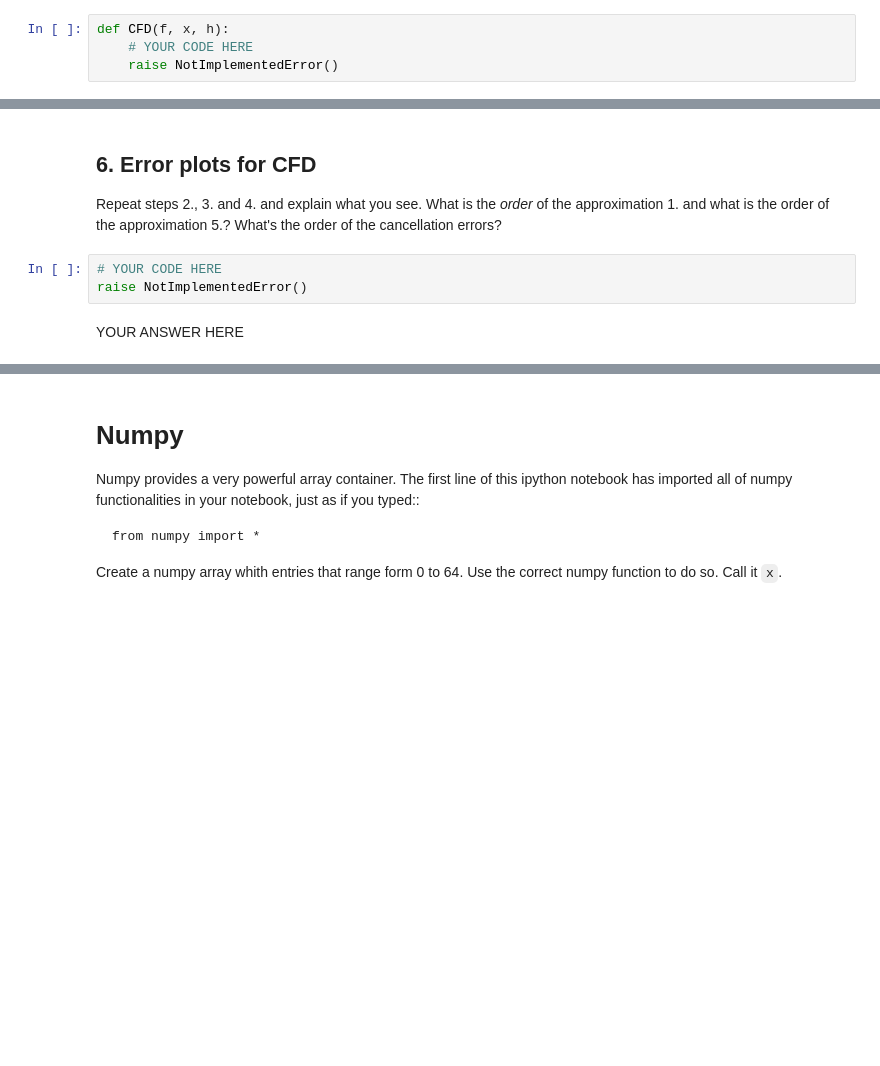
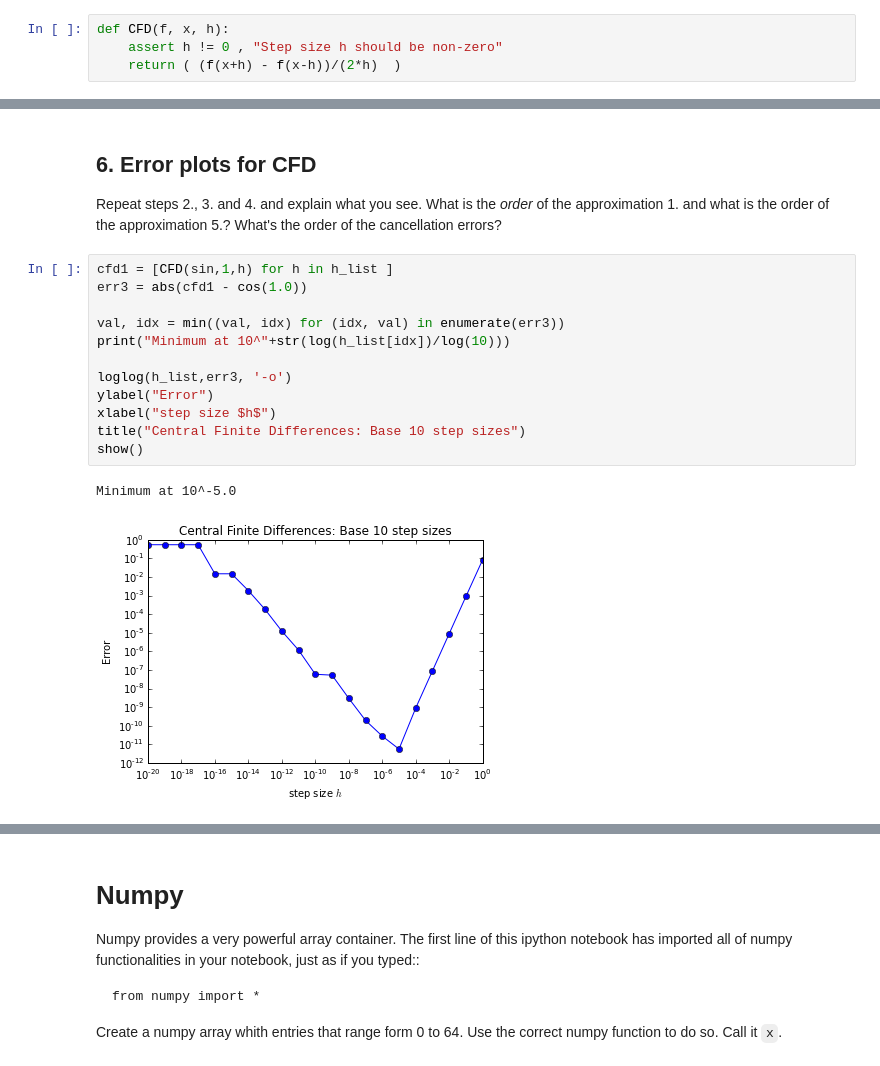
Before and after one commit to sissa/P1.4_seed, a Jupyter notebook: assignments/release/Basics/D1-exercises.ipynb, the cells around one changed output, grey strips where cells are left out. Cells and saved outputs as stored; diff of their text form; blank space fills up the shorter version.

```diff
--- a/assignments/release/Basics/D1-exercises.ipynb
+++ b/assignments/release/Basics/D1-exercises.ipynb
@@ -99,10 +128,10 @@ Write a function that computes the central finite difference approximation (`CFD
 $$
 CFD(f,x,h) := \frac{f(x+h)-f(x-h)}{2h}
 $$
-# %%
-def CFD(f, x, h):
-    # YOUR CODE HERE
-    raise NotImplementedError()
+# %%
+def CFD(f, x, h):
+    assert h != 0 , "Step size h should be non-zero"
+    return ( (f(x+h) - f(x-h))/(2*h)  )
 # %%
 assert_equal(CFD(lambda x: x**2, 0.0, .5), 0.0)
 assert_equal(CFD(lambda x: x**2, 1.0, .5), 2.0)
@@ -110,8 +139,18 @@ assert_equal(CFD(lambda x: x**2, 1.0, .5), 2.0)
 ## 6. Error plots for CFD
 
 Repeat steps 2., 3. and 4. and explain what you see. What is the *order* of the approximation 1. and what is the order of the approximation 5.? What's the order of the cancellation errors?
-# %%
-# YOUR CODE HERE
-raise NotImplementedError()
-# %% [markdown]
-YOUR ANSWER HERE
+# %%
+cfd1 = [CFD(sin,1,h) for h in h_list ]
+err3 = abs(cfd1 - cos(1.0))
+
+val, idx = min((val, idx) for (idx, val) in enumerate(err3))
+print("Minimum at 10^"+str(log(h_list[idx])/log(10)))
+
+loglog(h_list,err3, '-o')
+ylabel("Error")
+xlabel("step size $h$")
+title("Central Finite Differences: Base 10 step sizes")
+show()
+# %% [output]
+Minimum at 10^-5.0
+[figure, added]
```
Also changed, not shown: parts of 44 cells of this notebook.
